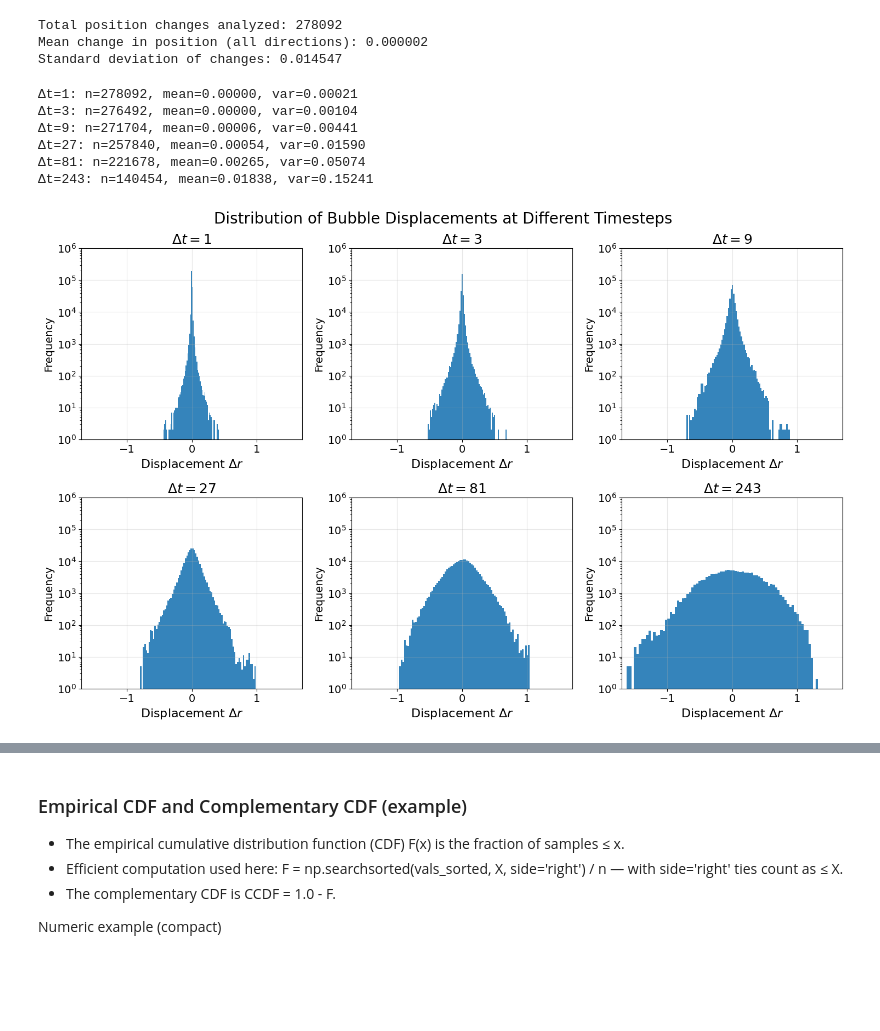
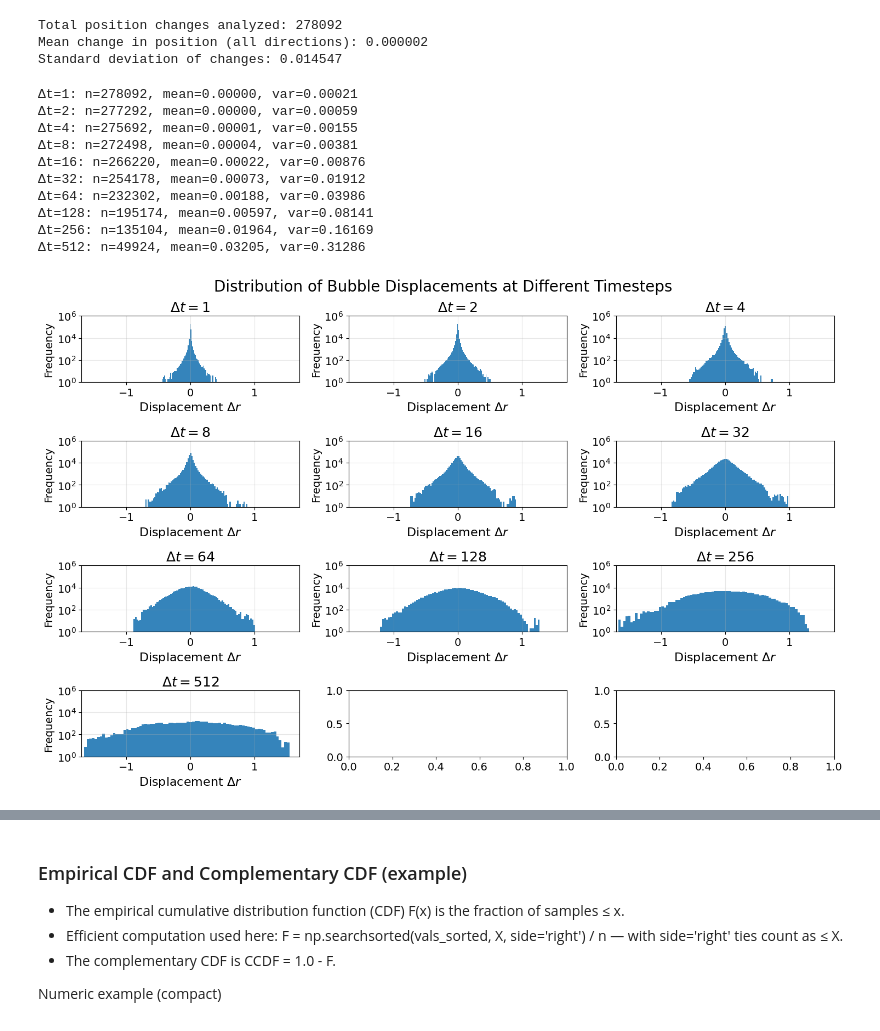
Before and after one commit to conorkirby/capstone, a Jupyter notebook: ProjectNotebooks/03_DisplacementDistributions.ipynb, the cells around one changed output, grey strips where cells are left out. Saved outputs shown, nothing was run; the diff lists cells and outputs as text; code cells hidden in the pictures; blank space fills up the shorter version.

```diff
--- a/ProjectNotebooks/03_DisplacementDistributions.ipynb
+++ b/ProjectNotebooks/03_DisplacementDistributions.ipynb
@@ -181,10 +181,10 @@ Standard deviation of changes: 0.014547
 
 # Displacement Analysis for Multiple dt Values
 #dt_values = [1, 10, 25, 50, 75, 125, 200, 300, 400, 500]
-dt_values = [1, 3, 9, 27, 81, 243]
+dt_values = [1, 2, 4, 8, 16, 32, 64, 128, 256, 512]
 # dt_values = [1, 2, 5, 10, 25, 50]
 
-fig, axs = plt.subplots(2, 3, figsize=(15, 10))
+fig, axs = plt.subplots(4, 3, figsize=(15, 10))
 axs = axs.ravel()
 plt.suptitle('Distribution of Bubble Displacements at Different Timesteps',
              fontsize=20, y=0.95)
@@ -195,39 +195,43 @@ for idx, dt in enumerate(dt_values):
     for bubble_id, g in df_corrected.groupby("id"):
         g = g.sort_values("timestep").copy()
         x, y = g["x"].to_numpy(), g["y"].to_numpy()
 
         if len(x) <= dt:
             continue
 
         dx_dt = x[dt:] - x[:-dt]
         dy_dt = y[dt:] - y[:-dt]
 
         all_dx.extend(dx_dt)
         all_dy.extend(dy_dt)
 
     all_disp = np.concatenate([all_dx, all_dy])
     axs[idx].hist(all_disp, bins=80, alpha=0.9)
     axs[idx].set_title(rf"$\Delta t = {dt}$", fontsize=18)
     axs[idx].grid(alpha=0.3)
     axs[idx].set_yscale('log')
     axs[idx].set_xlim(-1.7, 1.7)
     axs[idx].set_ylim(1, 1e6)
     axs[idx].set_xlabel(r"Displacement $\Delta r$", fontsize=16)
     axs[idx].set_ylabel("Frequency")
 
     print(f"Δt={dt}: n={len(all_disp)}, mean={np.mean(all_disp):.5f}, var={np.var(all_disp):.5f}")
 
 plt.tight_layout(rect=[0, 0, 1, 0.98])
 # plt.savefig("/Users/conorkirby/Library/Mobile Documents/com~apple~CloudDocs/Coding/projects/python/capstone/Figures_Sample2/03_Figures/displacement_distributions_2.png", dpi=300, bbox_inches='tight')
 plt.show()
 # %% [output]
 Δt=1: n=278092, mean=0.00000, var=0.00021
-Δt=3: n=276492, mean=0.00000, var=0.00104
-Δt=9: n=271704, mean=0.00006, var=0.00441
-Δt=27: n=257840, mean=0.00054, var=0.01590
-Δt=81: n=221678, mean=0.00265, var=0.05074
-Δt=243: n=140454, mean=0.01838, var=0.15241
+Δt=2: n=277292, mean=0.00000, var=0.00059
+Δt=4: n=275692, mean=0.00001, var=0.00155
+Δt=8: n=272498, mean=0.00004, var=0.00381
+Δt=16: n=266220, mean=0.00022, var=0.00876
+Δt=32: n=254178, mean=0.00073, var=0.01912
+Δt=64: n=232302, mean=0.00188, var=0.03986
+Δt=128: n=195174, mean=0.00597, var=0.08141
+Δt=256: n=135104, mean=0.01964, var=0.16169
+Δt=512: n=49924, mean=0.03205, var=0.31286
-[figure, old version]
+[figure, new version]
 # %%
 # Overlay Plot
 plt.figure(figsize=(8, 6))
```
Also changed, not shown: parts of 11 cells of this notebook, 1 other file.
